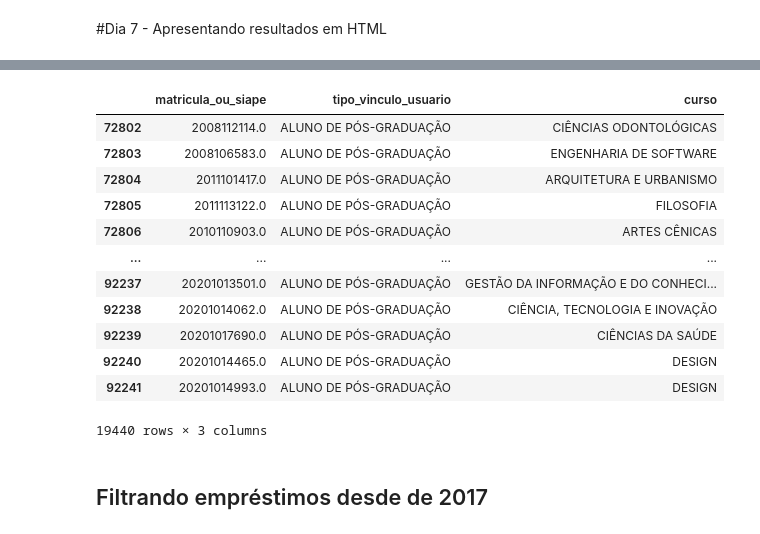
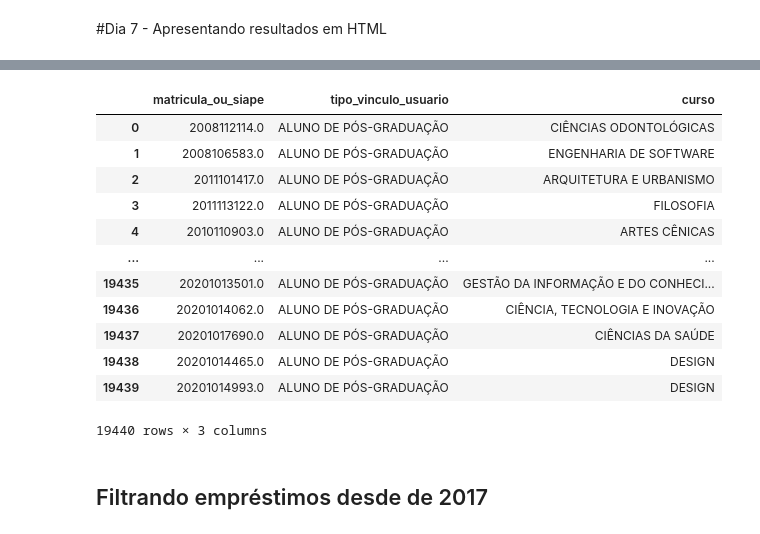
Before and after one commit to FranciscoFoz/7_Days_of_Code_Alura-Python-Pandas, a Jupyter notebook: Dia_7-Apresentando_resultados_em_HTML/Dia_7_Apresentando_resultados_em_HTML.ipynb, the cells around one changed output, grey strips where cells are left out. Drawn from its saved outputs; the diff is of its cells as text; code cells hidden in the pictures.

```diff
--- a/Dia_7-Apresentando_resultados_em_HTML/Dia_7_Apresentando_resultados_em_HTML.ipynb
+++ b/Dia_7-Apresentando_resultados_em_HTML/Dia_7_Apresentando_resultados_em_HTML.ipynb
@@ -1103,0 +1132,3 @@ import pandas as pd
+# %%
+cadastro_usuarios_json = pd.read_json('https://github.com/FranciscoFoz/7_Days_of_Code_Alura-Python-Pandas/raw/main/Dia_6-Novos_dados_novas_analises/Datasets/cadastro_alunos.json')
+cadastro_usuarios_json
@@ -1103,0 +1139,2 @@ import pandas as pd
+# %%
+cadastro_usuarios_posgraduacao_json = pd.read_json(cadastro_usuarios_json.registros[1])
@@ -1103,0 +1172,3 @@ import pandas as pd
+# %%
+cadastro_usuarios_posgraduacao_json.matricula_ou_siape = cadastro_usuarios_posgraduacao_json.matricula_ou_siape.astype('float')
+cadastro_usuarios_posgraduacao_json.matricula_ou_siape = cadastro_usuarios_posgraduacao_json.matricula_ou_siape.astype('string')
@@ -1104,19 +1207,19 @@ import pandas as pd
 # %%
-cadastro_usuarios_cursos_pos_graduacao = cadastro_usuarios_cursos.query("tipo_vinculo_usuario == 'ALUNO DE PÓS-GRADUAÇÃO'")
+cadastro_usuarios_cursos_pos_graduacao = cadastro_usuarios_posgraduacao_json.query("tipo_vinculo_usuario == 'ALUNO DE PÓS-GRADUAÇÃO'")
 cadastro_usuarios_cursos_pos_graduacao
 # %% [output]
 |  | matricula_ou_siape | tipo_vinculo_usuario | curso |
-| 72802 | 2008112114.0 | ALUNO DE PÓS-GRADUAÇÃO | CIÊNCIAS ODONTOLÓGICAS |
-| 72803 | 2008106583.0 | ALUNO DE PÓS-GRADUAÇÃO | ENGENHARIA DE SOFTWARE |
-| 72804 | 2011101417.0 | ALUNO DE PÓS-GRADUAÇÃO | ARQUITETURA E URBANISMO |
-| 72805 | 2011113122.0 | ALUNO DE PÓS-GRADUAÇÃO | FILOSOFIA |
-| 72806 | 2010110903.0 | ALUNO DE PÓS-GRADUAÇÃO | ARTES CÊNICAS |
+| 0 | 2008112114.0 | ALUNO DE PÓS-GRADUAÇÃO | CIÊNCIAS ODONTOLÓGICAS |
+| 1 | 2008106583.0 | ALUNO DE PÓS-GRADUAÇÃO | ENGENHARIA DE SOFTWARE |
+| 2 | 2011101417.0 | ALUNO DE PÓS-GRADUAÇÃO | ARQUITETURA E URBANISMO |
+| 3 | 2011113122.0 | ALUNO DE PÓS-GRADUAÇÃO | FILOSOFIA |
+| 4 | 2010110903.0 | ALUNO DE PÓS-GRADUAÇÃO | ARTES CÊNICAS |
 | ... | ... | ... | ... |
-| 92237 | 20201013501.0 | ALUNO DE PÓS-GRADUAÇÃO | GESTÃO DA INFORMAÇÃO E DO CONHECI... |
-| 92238 | 20201014062.0 | ALUNO DE PÓS-GRADUAÇÃO | CIÊNCIA, TECNOLOGIA E INOVAÇÃO |
-| 92239 | 20201017690.0 | ALUNO DE PÓS-GRADUAÇÃO | CIÊNCIAS DA SAÚDE |
-| 92240 | 20201014465.0 | ALUNO DE PÓS-GRADUAÇÃO | DESIGN |
-| 92241 | 20201014993.0 | ALUNO DE PÓS-GRADUAÇÃO | DESIGN |
+| 19435 | 20201013501.0 | ALUNO DE PÓS-GRADUAÇÃO | GESTÃO DA INFORMAÇÃO E DO CONHECI... |
+| 19436 | 20201014062.0 | ALUNO DE PÓS-GRADUAÇÃO | CIÊNCIA, TECNOLOGIA E INOVAÇÃO |
+| 19437 | 20201017690.0 | ALUNO DE PÓS-GRADUAÇÃO | CIÊNCIAS DA SAÚDE |
+| 19438 | 20201014465.0 | ALUNO DE PÓS-GRADUAÇÃO | DESIGN |
+| 19439 | 20201014993.0 | ALUNO DE PÓS-GRADUAÇÃO | DESIGN |
 19440 rows × 3 columns
 # %% [markdown]
 ## Filtrando empréstimos desde de 2017
```
Also changed, not shown: parts of 40 cells of this notebook.
